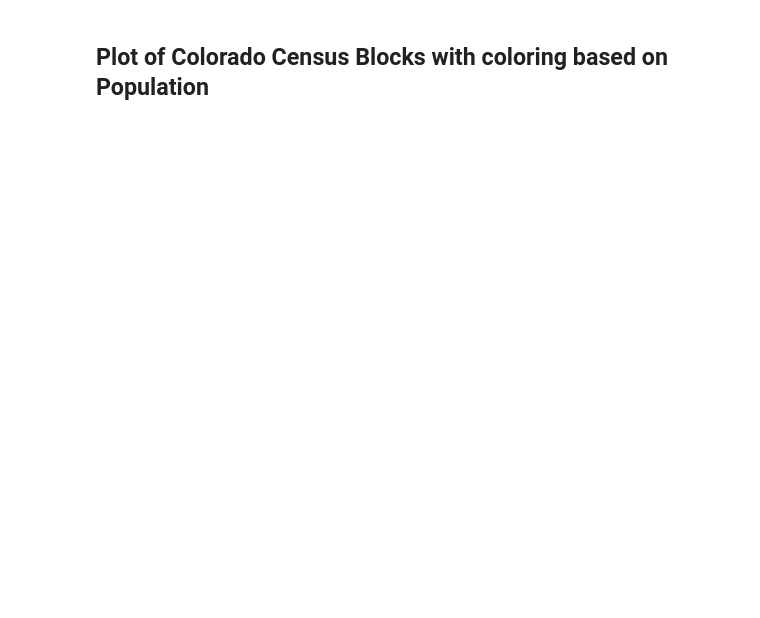
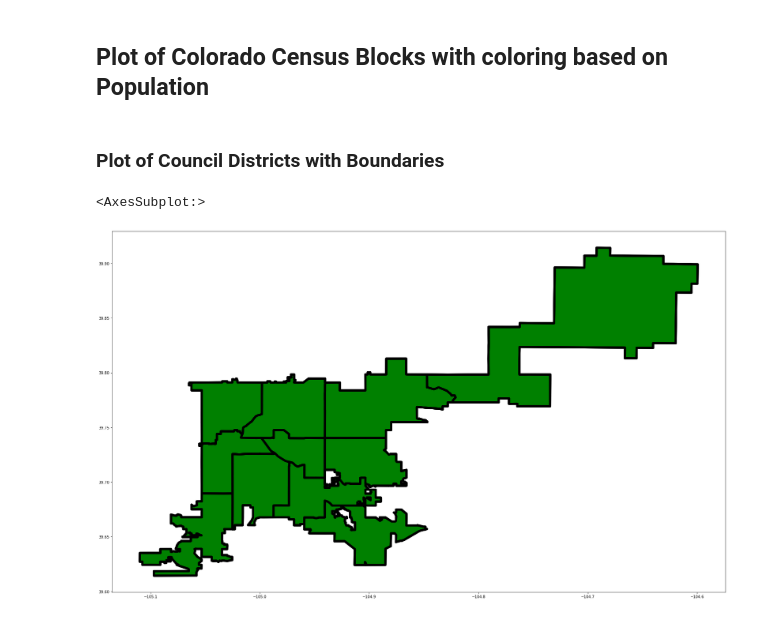
Before and after one commit to DillWithIt77/D2P_Voting, a Jupyter notebook: CO Census Data.ipynb, the cells around one changed output. Drawn from its saved outputs; the diff is of its cells as text; code cells hidden in the pictures; blank space fills up the shorter version.

```diff
--- a/CO Census Data.ipynb
+++ b/CO Census Data.ipynb
@@ -910 +830,10 @@ cluster = cluster.reshape(481,1)
 colorado_comp = np.concatenate((cluster_fracs,cluster),axis=1)
+# %% [markdown]
+### Plot of Council Districts with Boundaries
+# %%
+fig, ax1 = plt.subplots(figsize=(30, 18))
+council_init.boundary.plot(linewidth=6, edgecolor='black', ax = ax1)
+council_init.plot(color = 'green',linewidth=0.8, edgecolor='black',ax = ax1)
+# %% [output]
+<AxesSubplot:>
+[figure, added]
```
Also changed, not shown: parts of 18 cells of this notebook.
